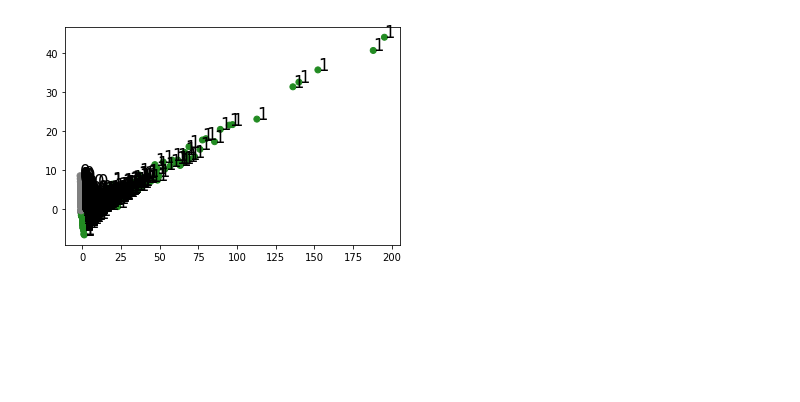
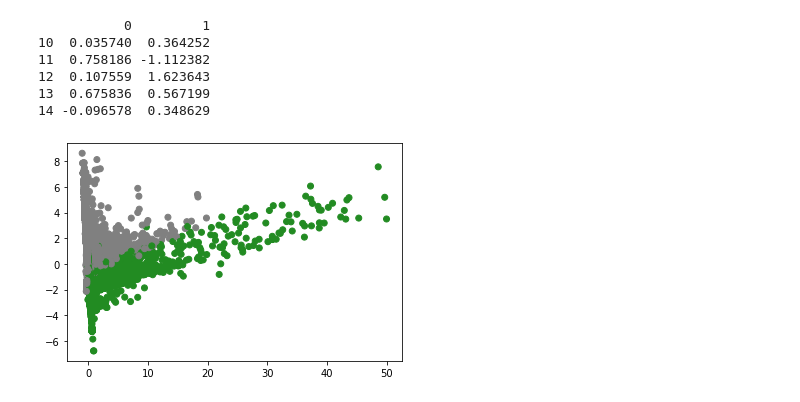
Before and after one commit to vallhallalm/Projet-analyse-de-Tweet, a Jupyter notebook: machine_learning.ipynb, the cells around one changed output. Cells and saved outputs as stored; diff of their text form; code cells hidden in the pictures; blank space fills up the shorter version.

```diff
--- a/machine_learning.ipynb
+++ b/machine_learning.ipynb
@@ -223,40 +219,63 @@ You should consider upgrading via the 'C:\Users\Alexa\AppData\Local\Microsoft\Wi
+# %%
+pca = PCA(2)
+pca.fit(tweets_prep)
+
+pca_data = pd.DataFrame(pca.transform(tweets_prep))
+
+print(pca_data[10:15])
+# %% [output]
+           0         1
+10  0.035740  0.364252
+11  0.758186 -1.112382
+12  0.107559  1.623643
+13  0.675836  0.567199
+14 -0.096578  0.348629
 # %%
-
+from mpl_toolkits.mplot3d import Axes3D
+import matplotlib.pyplot as plt
 from matplotlib import colors as mcolors
 import math
-
 ''' Generating different colors in ascending order
                                 of their hsv values '''
 colors = list(zip(*sorted((
                     tuple(mcolors.rgb_to_hsv(
                           mcolors.to_rgba(color)[:3])), name)
                      for name, color in dict(
                             mcolors.BASE_COLORS, **mcolors.CSS4_COLORS
                                                       ).items())))[1]
 
 
 # number of steps to taken generate n(clusters) colors
 skips = math.floor(len(colors[5 : -5])/2)
 cluster_colors = colors[5 : -5 : skips]
+fig = plt.figure()
+ax = fig.add_subplot(111)
+new_pca_data = pca_data
+
+#We insert label column in new_PCA_data if necessary
+if(not 'label' in df.columns):
+      new_pca_data.insert(2,"label",kmeans.labels_)
+
+#We zoom on the graph by selecting only certain scales
+new_pca_data = new_pca_data[new_pca_data[0] < 50]
+new_pca_data = new_pca_data[new_pca_data[1] < 15]
+ax.scatter(new_pca_data[0], new_pca_data[1],
+           c = list(map(lambda label : cluster_colors[label],
+                                            new_pca_data['label'])))
+
+
+''' str_labels = list(map(lambda label:'% s' % label, kmeans.labels_))
+
+# list(map(lambda data1, data2, str_label:
+#         ax.text(data1, data2, s = str_label, size = 16.5,
+#         zorder = 20, color = 'k'), pca_data[0], pca_data[1], str_labels))'''
+
+plt.show()
+
+
+#Grey is 0, green is 1
+# %% [output]
+[figure, added]
-# %%
-from mpl_toolkits.mplot3d import Axes3D
-import matplotlib.pyplot as plt
-
-fig = plt.figure()
-ax = fig.add_subplot(111)
-ax.scatter(pca_data[0], pca_data[1],
-           c = list(map(lambda label : cluster_colors[label],
-                                            kmeans.labels_)))
-
-str_labels = list(map(lambda label:'% s' % label, kmeans.labels_))
-
-list(map(lambda data1, data2, str_label:
-        ax.text(data1, data2, s = str_label, size = 16.5,
-        zorder = 20, color = 'k'), pca_data[0], pca_data[1], str_labels))
-
-plt.show()
-# %% [output]
-[figure, removed]
 # %%
 #1 - Add labels for each individual in the dataframe.
 #2 - Convert this in Json, push to mongoDB
```
Also changed, not shown: parts of 4 cells of this notebook.
